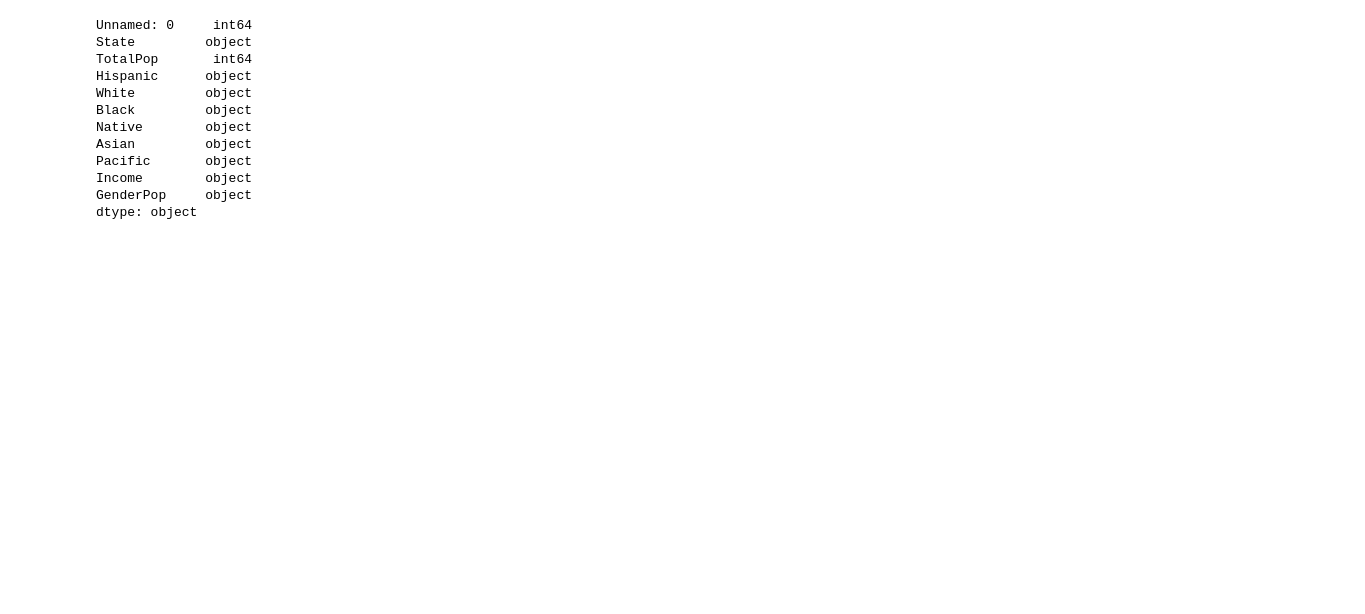
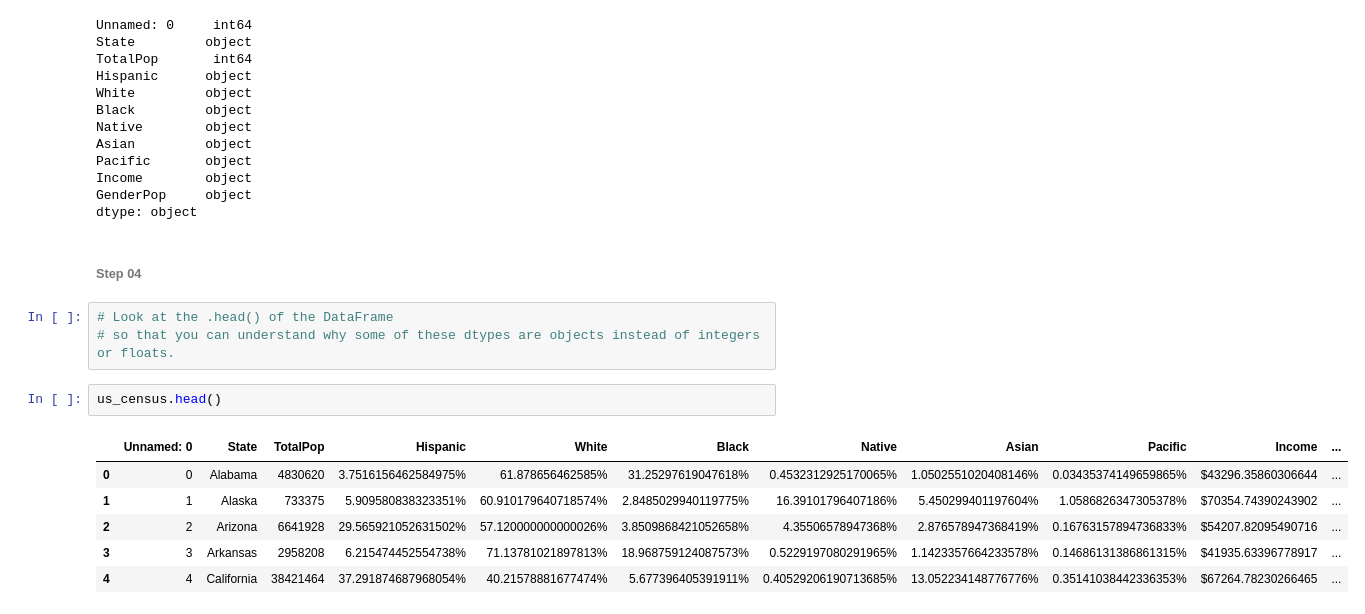
Before and after one commit to hassan-ak/PIAIC-AI, a Jupyter notebook: Q2/Classes/Pandas/assignment/assignment1/PIAIC53818_Assignment01_Pandas.ipynb, the cells around one changed output. Saved outputs shown, nothing was run; the diff lists cells and outputs as text; blank space fills up the shorter version.

```diff
--- a/Q2/Classes/Pandas/assignment/assignment1/PIAIC53818_Assignment01_Pandas.ipynb
+++ b/Q2/Classes/Pandas/assignment/assignment1/PIAIC53818_Assignment01_Pandas.ipynb
@@ -140,3 +140,17 @@ Pacific       object
 Income        object
 GenderPop     object
 dtype: object
+# %% [markdown]
+###### Step 04
+# %%
+# Look at the .head() of the DataFrame
+# so that you can understand why some of these dtypes are objects instead of integers or floats.
+# %%
+us_census.head()
+# %% [output]
+|  | Unnamed: 0 | State | TotalPop | Hispanic | White | Black | Native | Asian | Pacific | Income | ... |
+| 0 | 0 | Alabama | 4830620 | 3.7516156462584975% | 61.878656462585% | 31.25297619047618% | 0.4532312925170065% | 1.0502551020408146% | 0.03435374149659865% | $43296.35860306644 | ... |
+| 1 | 1 | Alaska | 733375 | 5.909580838323351% | 60.910179640718574% | 2.8485029940119775% | 16.39101796407186% | 5.450299401197604% | 1.0586826347305378% | $70354.74390243902 | ... |
+| 2 | 2 | Arizona | 6641928 | 29.565921052631502% | 57.120000000000026% | 3.8509868421052658% | 4.35506578947368% | 2.876578947368419% | 0.16763157894736833% | $54207.82095490716 | ... |
+| 3 | 3 | Arkansas | 2958208 | 6.215474452554738% | 71.13781021897813% | 18.968759124087573% | 0.5229197080291965% | 1.1423357664233578% | 0.14686131386861315% | $41935.63396778917 | ... |
+| 4 | 4 | California | 38421464 | 37.291874687968054% | 40.21578881677474% | 5.677396405391911% | 0.40529206190713685% | 13.052234148776776% | 0.35141038442336353% | $67264.78230266465 | ... |
```
Also changed, not shown: parts of 1 cell of this notebook.
